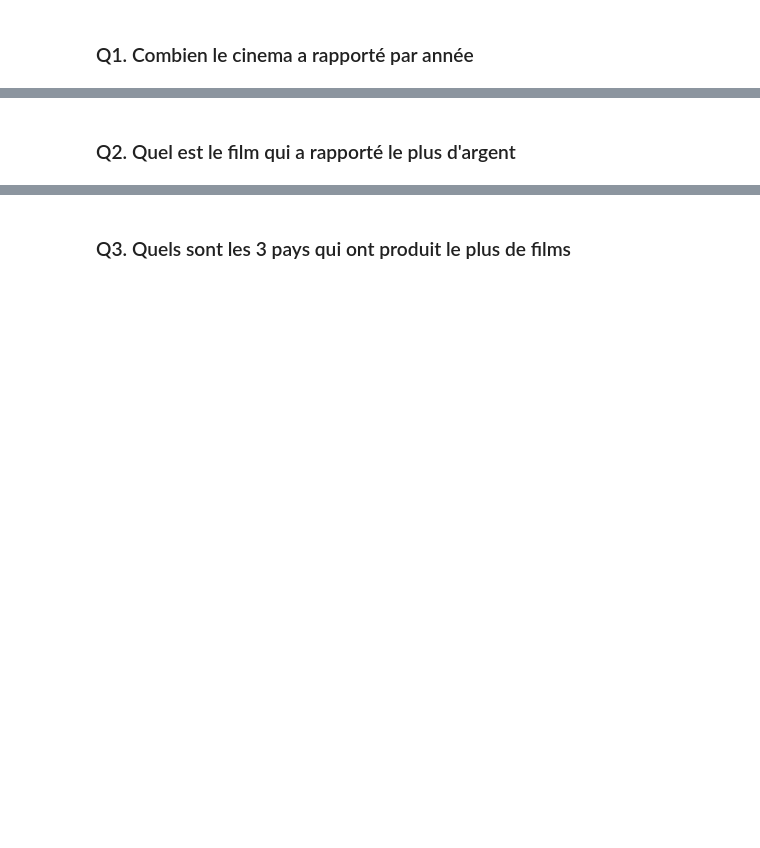
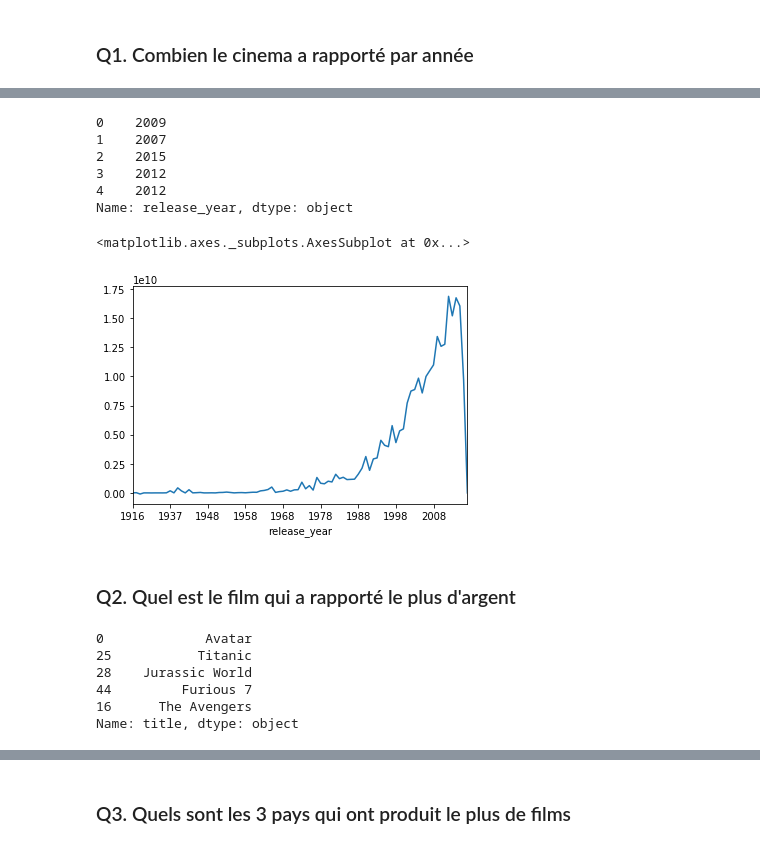
Before and after one commit to Bl3f/amse2019, a Jupyter notebook: day3/The movie database.ipynb, the cells around one changed output, grey strips where cells are left out. Saved outputs shown, nothing was run; the diff lists cells and outputs as text; code cells hidden in the pictures; blank space fills up the shorter version.

```diff
--- a/day3/The movie database.ipynb
+++ b/day3/The movie database.ipynb
@@ -17,0 +27,15 @@ credits = pd.read_csv('tmdb_5000_credits.csv')
+# %%
+# Nettoyer les valeurs nulles de release_date
+# On garde les lignes de df où release_date est non null
+df = df[df['release_date'].notnull()]
+# %%
+df['release_year'] = df['release_date'].apply(lambda x: x[:4])
+# %%
+df['release_year'].head()
+# %% [output]
+0    2009
+1    2007
+2    2015
+3    2012
+4    2012
+Name: release_year, dtype: object
@@ -18,2 +44,18 @@ credits = pd.read_csv('tmdb_5000_credits.csv')
+# %%
+df['profit'] = df['revenue'] - df['budget']
+
+df.groupby('release_year')['profit'].sum().plot(kind='line')
+# %% [output]
+<matplotlib.axes._subplots.AxesSubplot at 0x...>
+[figure, added]
 # %% [markdown]
 ### Q2.  Quel est le film qui a rapporté le plus d'argent
+# %%
+df.sort_values('profit', ascending=False)['title'].head()
+# %% [output]
+0             Avatar
+25           Titanic
+28    Jurassic World
+44         Furious 7
+16      The Avengers
+Name: title, dtype: object
```
Also changed, not shown: parts of 30 cells of this notebook.
